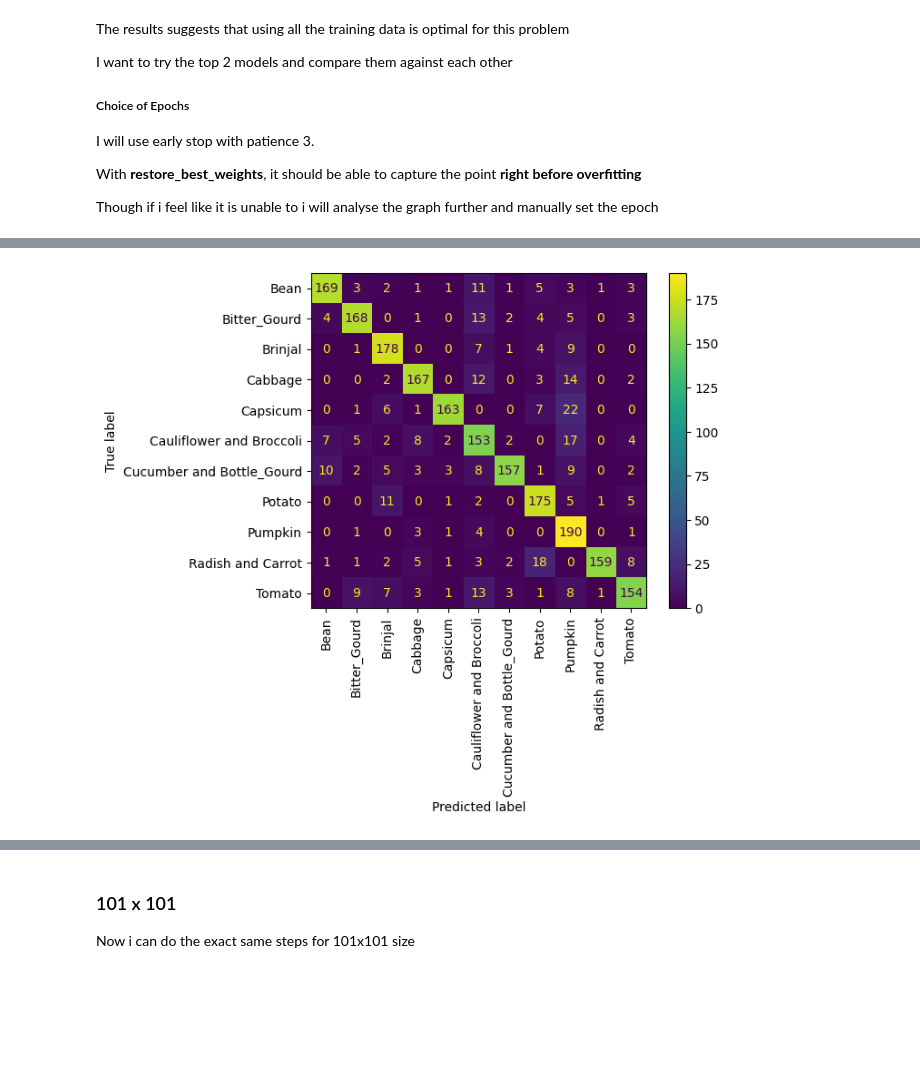
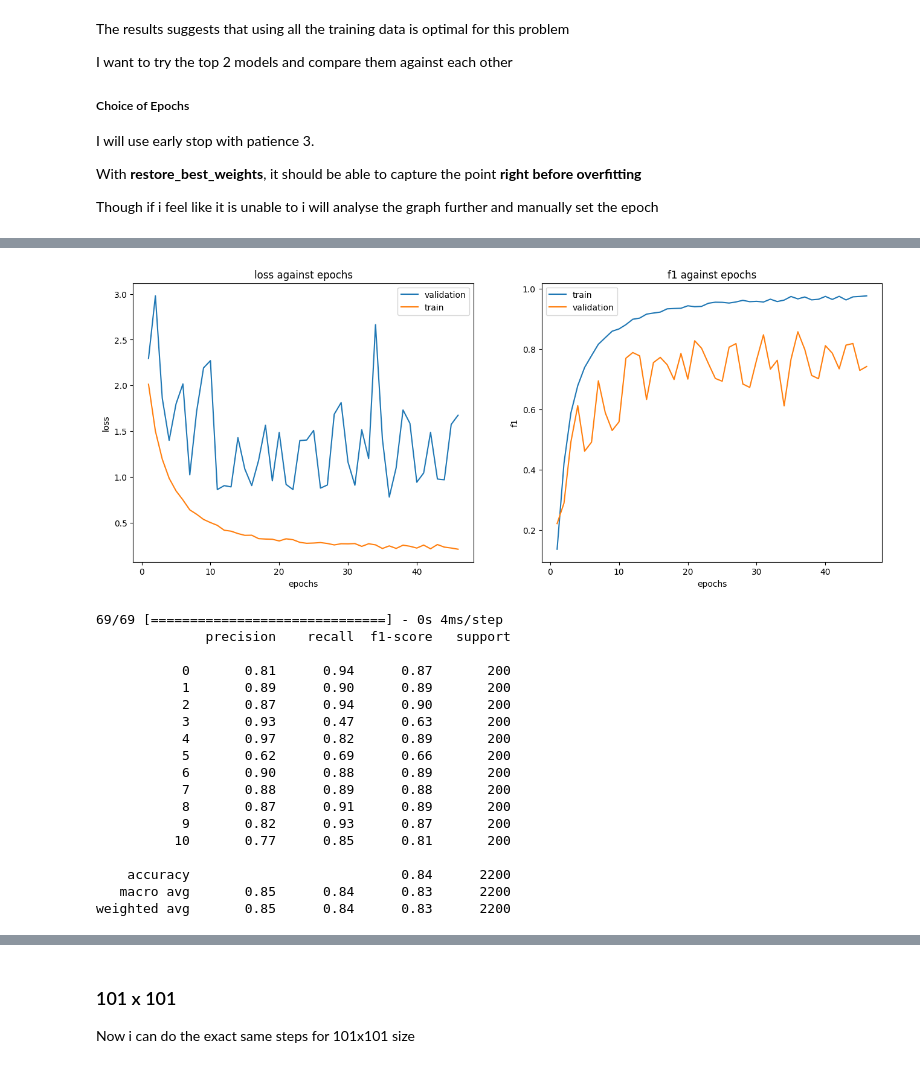
Before and after one commit to stupidbutsmart/DELE-CA1, a Jupyter notebook: CNN_v4 copy.ipynb, the cells around one changed output, grey strips where cells are left out. Saved outputs shown, nothing was run; the diff lists cells and outputs as text; code cells hidden in the pictures; blank space fills up the shorter version.

```diff
--- a/CNN_v4 copy.ipynb
+++ b/CNN_v4 copy.ipynb
@@ -1364,7 +1379,7 @@ model_checkpoint = ModelCheckpoint(filepath=os.path.join('stored_models' , f'bes
                                     mode='max'
                                    )
 # fitting
-model = create_model(**model_params)
+model = create_model(**model_params , learning_rate=1e-3)
 results = model.fit(X_train_23_augmented, y_train_23_augmented,
                     epochs=50,
                     batch_size=params['batch_size'],
@@ -1373,7 +1388,29 @@ results = model.fit(X_train_23_augmented, y_train_23_augmented,
                     class_weight=class_weights_dict_23,
                     verbose=1
                     )
-epochs = len(results.history['loss'])
+
+# plotting
+fig , ax = plt.subplots(1 , 2 , figsize=(16 , 6))
+epochs = range(1, len(results.history['loss']) + 1)
+
+# loss
+ax[0].plot(epochs , results.history['val_loss'], label='validation')
+ax[0].plot(epochs , results.history['loss'] , label='train')
+ax[0].legend()
+ax[0].set_xlabel('epochs')
+ax[0].set_ylabel('loss')
+ax[0].set_title('loss against epochs')
+
+# acc
+ax[1].plot(epochs , results.history['f1_score'] , label='train')
+ax[1].plot(epochs , results.history['val_f1_score'], label='validation')
+ax[1].legend()
+ax[1].set_xlabel('epochs')
+ax[1].set_ylabel('f1')
+ax[1].set_title('f1 against epochs')
+plt.show()
+
+
 # predict
 y_pred = model.predict(X_test_23)
 y_pred = np.argmax(y_pred, axis=1) # in non-onehot encoded format
@@ -1381,6 +1418,7 @@ y_pred = np.argmax(y_pred, axis=1) # in non-onehot encoded format
 ## results
 y_test_labels = np.argmax(y_test_23, axis=1)
 print(classification_report(y_test_labels , y_pred))
+
 cm = confusion_matrix(y_test_labels , y_pred)
 disp = ConfusionMatrixDisplay(confusion_matrix=cm, display_labels=test_data_23.columns[1:])
 disp.plot()
@@ -1407 +1445,19 @@ weighted avg       0.85      0.83      0.84      2200
-[figure, old version]
+[figure, new version]
+69/69 [==============================] - 0s 4ms/step
+              precision    recall  f1-score   support
+
+           0       0.81      0.94      0.87       200
+           1       0.89      0.90      0.89       200
+           2       0.87      0.94      0.90       200
+           3       0.93      0.47      0.63       200
+           4       0.97      0.82      0.89       200
+           5       0.62      0.69      0.66       200
+           6       0.90      0.88      0.89       200
+           7       0.88      0.89      0.88       200
+           8       0.87      0.91      0.89       200
+           9       0.82      0.93      0.87       200
+          10       0.77      0.85      0.81       200
+
+    accuracy                           0.84      2200
+   macro avg       0.85      0.84      0.83      2200
+weighted avg       0.85      0.84      0.83      2200
```
Also changed, not shown: parts of 12 cells of this notebook, 3 other files.
